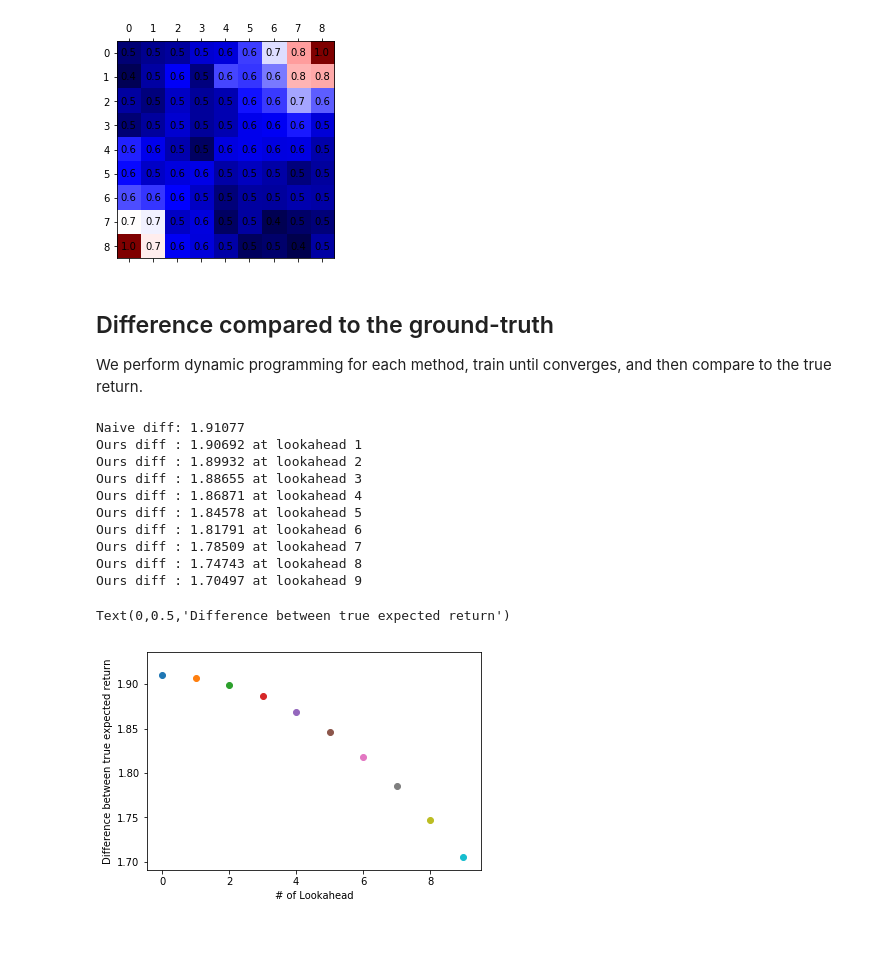
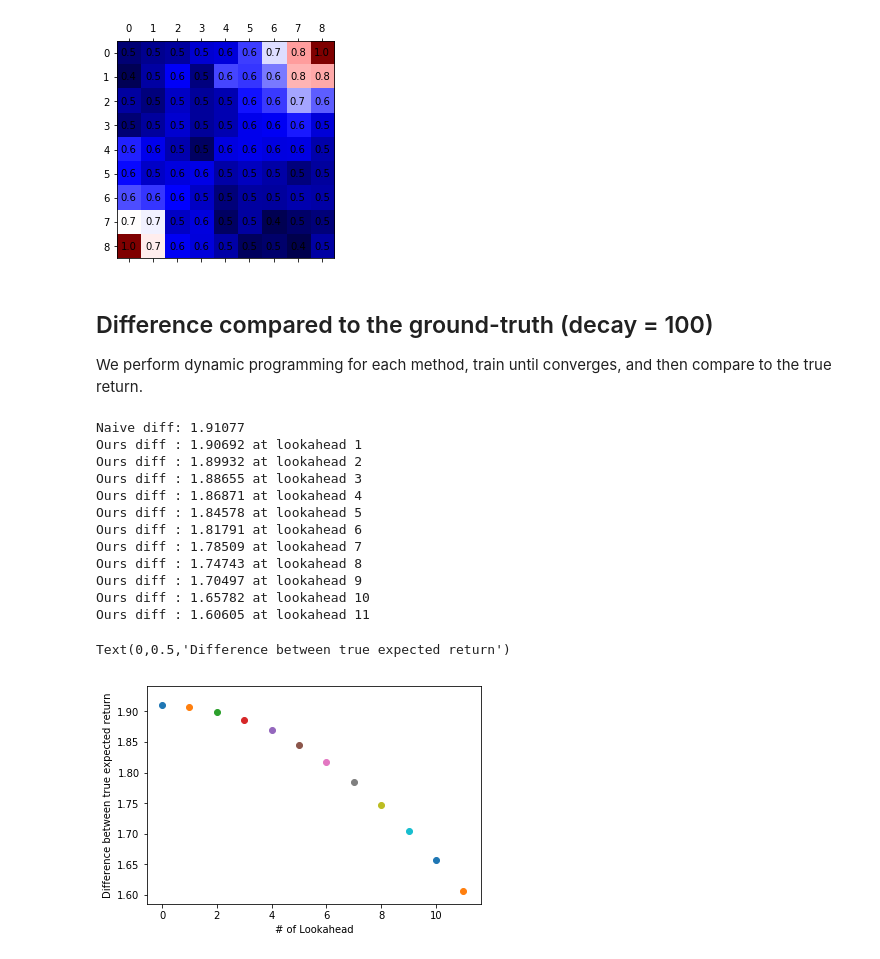
Before and after one commit to dkkim93/dynamic-programming-marl, a Jupyter notebook: notebook/Policy Evaluation in Multiagent Settings.ipynb, the cells around one changed output. Drawn from its saved outputs; the diff is of its cells as text; code cells hidden in the pictures.

Commit message:
Added results for shorter decay rate

```diff
--- a/notebook/Policy Evaluation in Multiagent Settings.ipynb
+++ b/notebook/Policy Evaluation in Multiagent Settings.ipynb
@@ -62,7 +62,7 @@ vis(true_return)
 # %% [output]
 [figure]
 # %% [markdown]
-## Difference compared to the ground-truth
+## Difference compared to the ground-truth (decay = 100)
 We perform dynamic programming for each method, train until converges, and then compare to the true return.
 # %%
 # Naive comparison
@@ -72,7 +72,7 @@ print("Naive diff: {:.5f}".format(naive_diff))
 
 # Ours comparison
 ours_diffs = []
-n_lookaheads = [n for n in range(1,10)]
+n_lookaheads = [n for n in range(1, 12)]
 for n in n_lookaheads:
     ours = np.load("../data/ours_100_" + str(n) + ".npy")
     ours_diff = np.sum((true_return - ours).flatten())
@@ -89,21 +89,23 @@ Ours diff : 1.81791 at lookahead 6
 Ours diff : 1.78509 at lookahead 7
 Ours diff : 1.74743 at lookahead 8
 Ours diff : 1.70497 at lookahead 9
+Ours diff : 1.65782 at lookahead 10
+Ours diff : 1.60605 at lookahead 11
 # %%
 # Additionally plot
 import matplotlib.pyplot as plt
 
-n_lookaheads = [n for n in range(10)]
+n_lookaheads = [n for n in range(12)]
 for n in n_lookaheads:
     # Naive plot
     if n == 0:
         plt.scatter(n, naive_diff)
     # ours plot
     else:
         plt.scatter(n, ours_diffs[n - 1])
 
 plt.xlabel("# of Lookahead")
 plt.ylabel("Difference between true expected return")
 # %% [output]
 Text(0,0.5,'Difference between true expected return')
-[figure, old version]
+[figure, new version]
```
Also changed, not shown: parts of 3 cells of this notebook.
